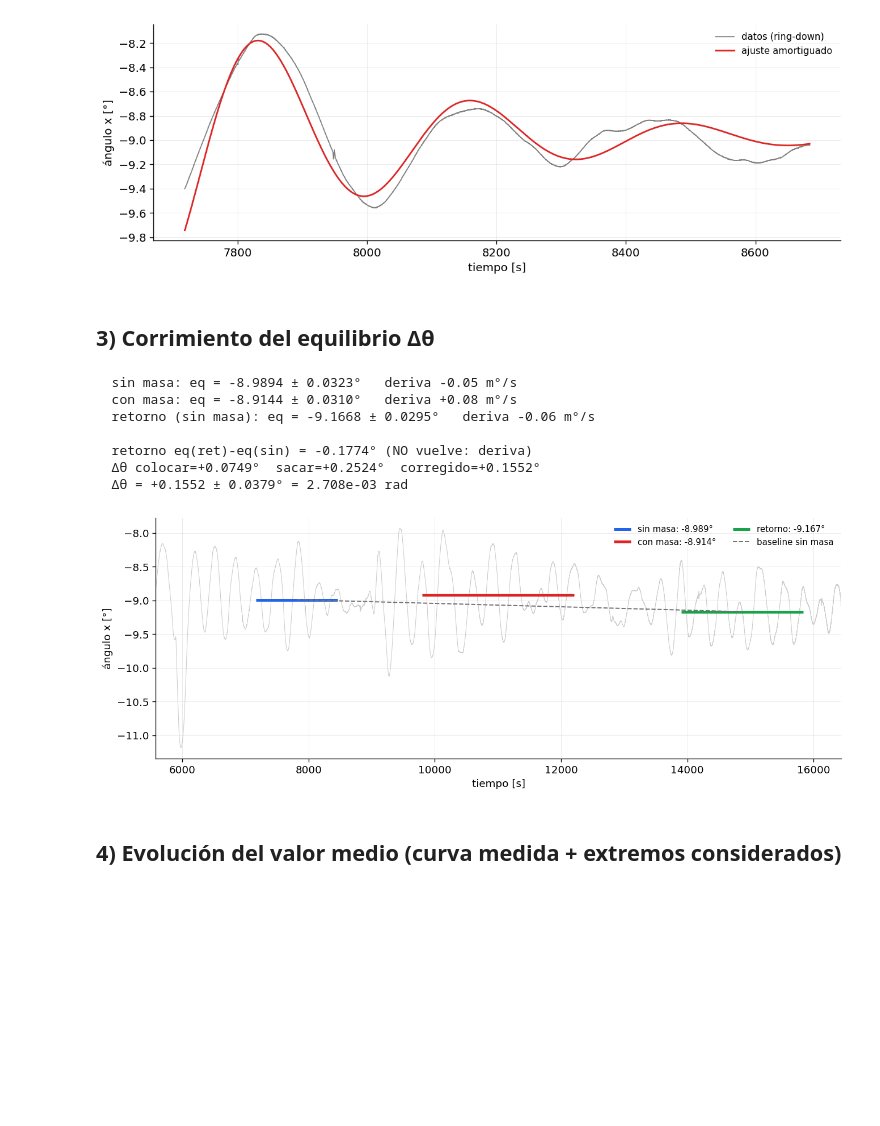
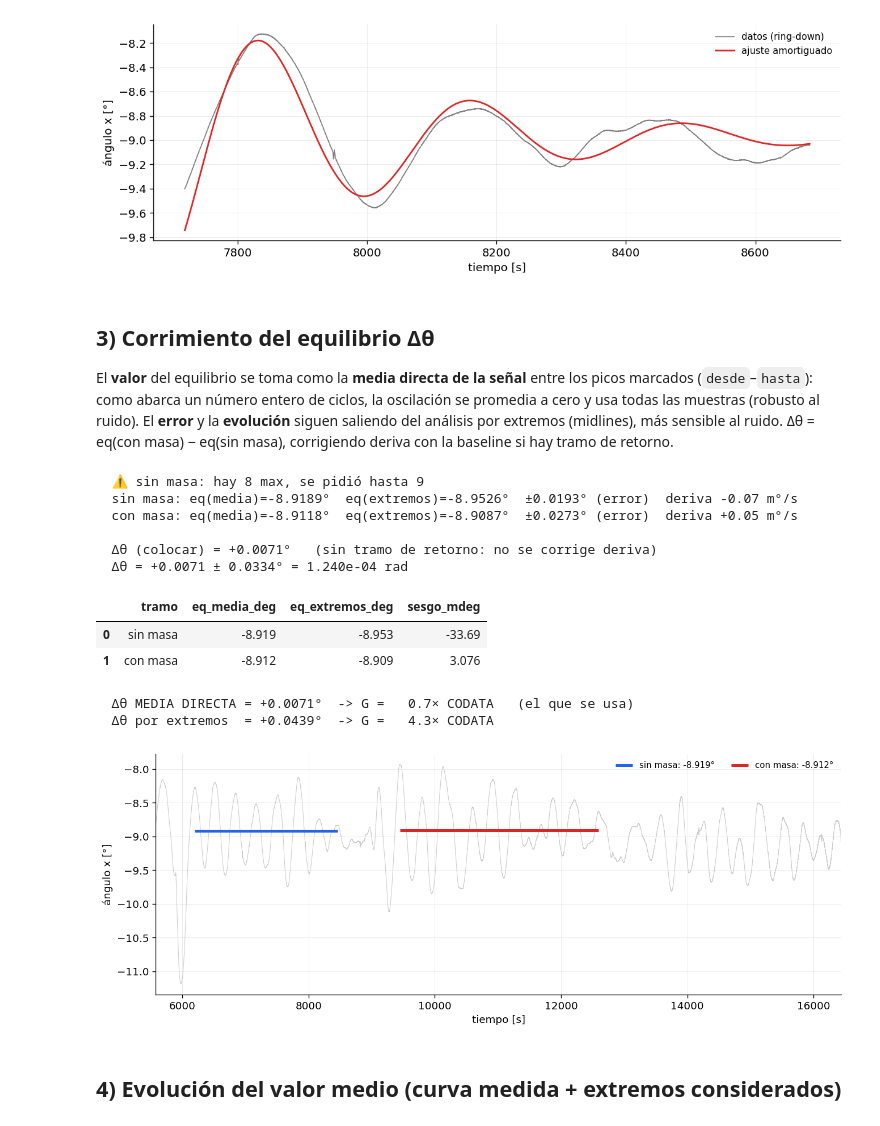
Before and after one commit to lennystratas/labo-4-2026, a Jupyter notebook: CAVENDISH/Análisis/cavendish_G.ipynb, the cells around one changed output. Cells and saved outputs as stored; diff of their text form; code cells hidden in the pictures; blank space fills up the shorter version.

```diff
--- a/CAVENDISH/Análisis/cavendish_G.ipynb
+++ b/CAVENDISH/Análisis/cavendish_G.ipynb
@@ -358,52 +360,73 @@ dispersión entre métodos: ±1.6%
 [figure]
 # %% [markdown]
 ## 3) Corrimiento del equilibrio Δθ
+
+El **valor** del equilibrio se toma como la **media directa de la señal** entre los picos marcados (`desde`–`hasta`): como abarca un número entero de ciclos, la oscilación se promedia a cero y usa todas las muestras (robusto al ruido). El **error** y la **evolución** siguen saliendo del análisis por extremos (midlines), más sensible al ruido. Δθ = eq(con masa) − eq(sin masa), corrigiendo deriva con la baseline si hay tramo de retorno.
 # %%
 def analizar(sel, etq):
     te, xe, tipo = extremos_tramo(t, th, sel["win"])
     t_lo, t_hi, nd = intervalo_por_picos(te, tipo, sel["pico"], sel["desde"], sel["hasta"])
     if nd < sel["hasta"]: print(f"  ⚠ {etq}: hay {nd} {sel['pico']}, se pidió hasta {sel['hasta']}")
-    eq, sem, slope, tm, mids = equilibrio_detrend(te, xe, t_lo, t_hi)
+    eq_ext, sem, slope, tm, mids = equilibrio_detrend(te, xe, t_lo, t_hi)   # extremos -> ERROR y evolución
+    eq = float(np.mean(th[(t >= t_lo) & (t <= t_hi)]))                       # VALOR para G: media directa entre picos
     msk = (te >= t_lo - 1e-6) & (te <= t_hi + 1e-6)
-    print(f"  {etq}: eq = {np.degrees(eq):+.4f} ± {np.degrees(sem):.4f}°   deriva {np.degrees(slope)*1000:+.2f} m°/s")
-    return dict(eq=eq, sem=sem, t_lo=t_lo, t_hi=t_hi, tc=0.5*(t_lo+t_hi), te_u=te[msk], xe_u=xe[msk])
+    print(f"  {etq}: eq(media)={np.degrees(eq):+.4f}°  eq(extremos)={np.degrees(eq_ext):+.4f}°  "
+          f"±{np.degrees(sem):.4f}° (error)  deriva {np.degrees(slope)*1000:+.2f} m°/s")
+    return dict(eq=eq, eq_ext=eq_ext, sem=sem, t_lo=t_lo, t_hi=t_hi, tc=0.5*(t_lo+t_hi), te_u=te[msk], xe_u=xe[msk])
 
 A = analizar(cfg["sin_masa"], "sin masa")
 B = analizar(cfg["con_masa"], "con masa")
 C = analizar(cfg["sin_masa_2"], "retorno (sin masa)") if cfg.get("sin_masa_2") else None
 
 if C:   # hay retorno -> corregir deriva con baseline antes/después
     base = float(np.interp(B["tc"], [A["tc"], C["tc"]], [A["eq"], C["eq"]]))
     dtheta = B["eq"] - base
     dtheta_err = np.hypot(B["sem"], 0.5*np.hypot(A["sem"], C["sem"]))
     dth_alt = dict(colocar=B["eq"]-A["eq"], sacar=B["eq"]-C["eq"], corregido=dtheta)
     ret = C["eq"] - A["eq"]
     print(f"\n  retorno eq(ret)-eq(sin) = {np.degrees(ret):+.4f}° ({'vuelve' if abs(ret)<abs(dth_alt['colocar']) else 'NO vuelve: deriva'})")
     print(f"  Δθ colocar={np.degrees(dth_alt['colocar']):+.4f}°  sacar={np.degrees(dth_alt['sacar']):+.4f}°  corregido={np.degrees(dtheta):+.4f}°")
 else:   # sin retorno -> placement
     dtheta = B["eq"] - A["eq"]; dtheta_err = np.hypot(A["sem"], B["sem"]); dth_alt = dict(colocar=dtheta)
     print(f"\n  Δθ (colocar) = {np.degrees(dtheta):+.4f}°   (sin tramo de retorno: no se corrige deriva)")
 print(f"  Δθ = {np.degrees(dtheta):+.4f} ± {np.degrees(dtheta_err):.4f}° = {dtheta:.3e} rad")
 
+# --- comparación: equilibrio por MEDIA DIRECTA vs por EXTREMOS (cuánto sesga mirar extremos) ---
+items_cmp = [("sin masa", A), ("con masa", B)] + ([("retorno", C)] if C else [])
+df_eq = pd.DataFrame([dict(tramo=nom, eq_media_deg=np.degrees(R["eq"]), eq_extremos_deg=np.degrees(R["eq_ext"]),
+                          sesgo_mdeg=1000*np.degrees(R["eq_ext"] - R["eq"])) for nom, R in items_cmp])
+display(df_eq)
+if C:
+    base_ext = float(np.interp(B["tc"], [A["tc"], C["tc"]], [A["eq_ext"], C["eq_ext"]])); dth_ext = B["eq_ext"] - base_ext
+else:
+    dth_ext = B["eq_ext"] - A["eq_ext"]
+dd = cfg["d_cm_cm"]
+print(f"  Δθ MEDIA DIRECTA = {np.degrees(dtheta):+.4f}°  -> G = {G_de(kappa, dtheta, dd)/G_CODATA:5.1f}× CODATA   (el que se usa)")
+print(f"  Δθ por extremos  = {np.degrees(dth_ext):+.4f}°  -> G = {G_de(kappa, dth_ext, dd)/G_CODATA:5.1f}× CODATA")
+
 mv = t >= T0
 fig, ax = plt.subplots(figsize=(13, 4.6))
 ax.plot(t[mv], np.degrees(th[mv]), lw=0.6, color="0.8")
 items = [(A, C_SM, "sin masa"), (B, C_CM, "con masa")] + ([(C, C_R, "retorno")] if C else [])
 for R, c, lab in items:
     ax.hlines(np.degrees(R["eq"]), R["t_lo"], R["t_hi"], color=c, lw=3, label=f"{lab}: {np.degrees(R['eq']):.3f}°")
 if C:
     ax.plot([A["tc"], C["tc"]], np.degrees([A["eq"], C["eq"]]), "--", color="0.45", lw=1.2, label="baseline sin masa")
 ax.set_xlim(T0, t[-1]); ax.set_xlabel("tiempo [s]"); ax.set_ylabel("ángulo x [°]"); ax.legend(loc="best", ncol=2)
 fig.savefig(FIGS / f"{MEDICION}_corrimiento.png"); plt.show()
 # %% [output]
-  sin masa: eq = -8.9894 ± 0.0323°   deriva -0.05 m°/s
-  con masa: eq = -8.9144 ± 0.0310°   deriva +0.08 m°/s
-  retorno (sin masa): eq = -9.1668 ± 0.0295°   deriva -0.06 m°/s
+  ⚠ sin masa: hay 8 max, se pidió hasta 9
+  sin masa: eq(media)=-8.9189°  eq(extremos)=-8.9526°  ±0.0193° (error)  deriva -0.07 m°/s
+  con masa: eq(media)=-8.9118°  eq(extremos)=-8.9087°  ±0.0273° (error)  deriva +0.05 m°/s
 
-  retorno eq(ret)-eq(sin) = -0.1774° (NO vuelve: deriva)
-  Δθ colocar=+0.0749°  sacar=+0.2524°  corregido=+0.1552°
-  Δθ = +0.1552 ± 0.0379° = 2.708e-03 rad
+  Δθ (colocar) = +0.0071°   (sin tramo de retorno: no se corrige deriva)
+  Δθ = +0.0071 ± 0.0334° = 1.240e-04 rad
+|  | tramo | eq_media_deg | eq_extremos_deg | sesgo_mdeg |
+| 0 | sin masa | -8.919 | -8.953 | -33.69 |
+| 1 | con masa | -8.912 | -8.909 | 3.076 |
+  Δθ MEDIA DIRECTA = +0.0071°  -> G =   0.7× CODATA   (el que se usa)
+  Δθ por extremos  = +0.0439°  -> G =   4.3× CODATA
-[figure, old version]
+[figure, new version]
 # %% [markdown]
 ## 4) Evolución del valor medio (curva medida + extremos considerados)
 # %%
```
Also changed, not shown: parts of 4 cells of this notebook, 9 other files.
